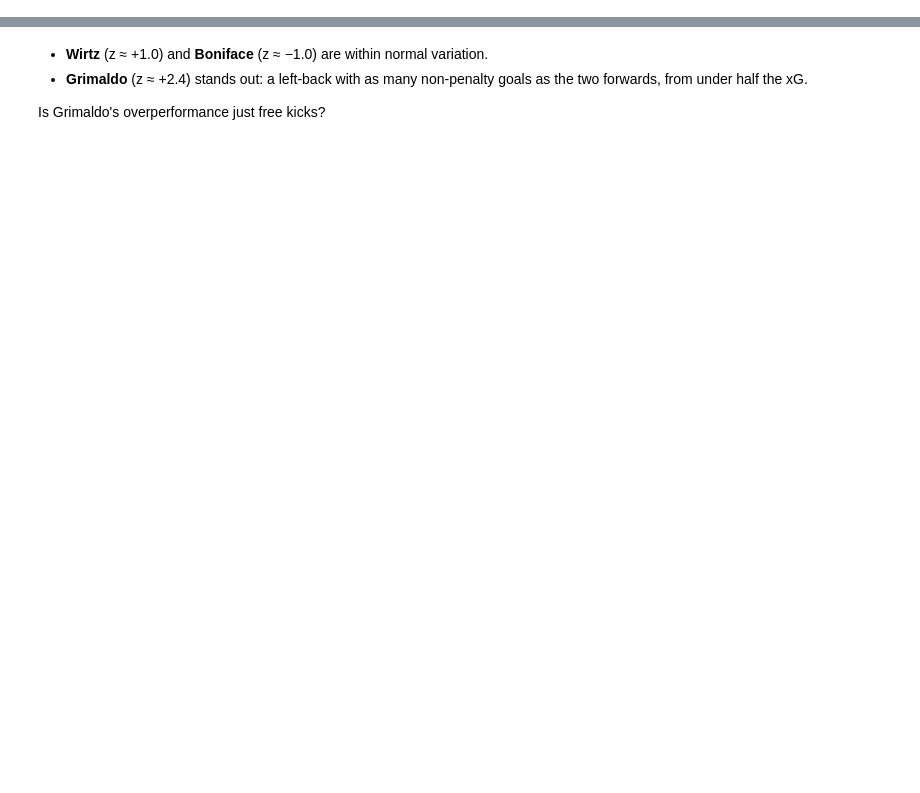
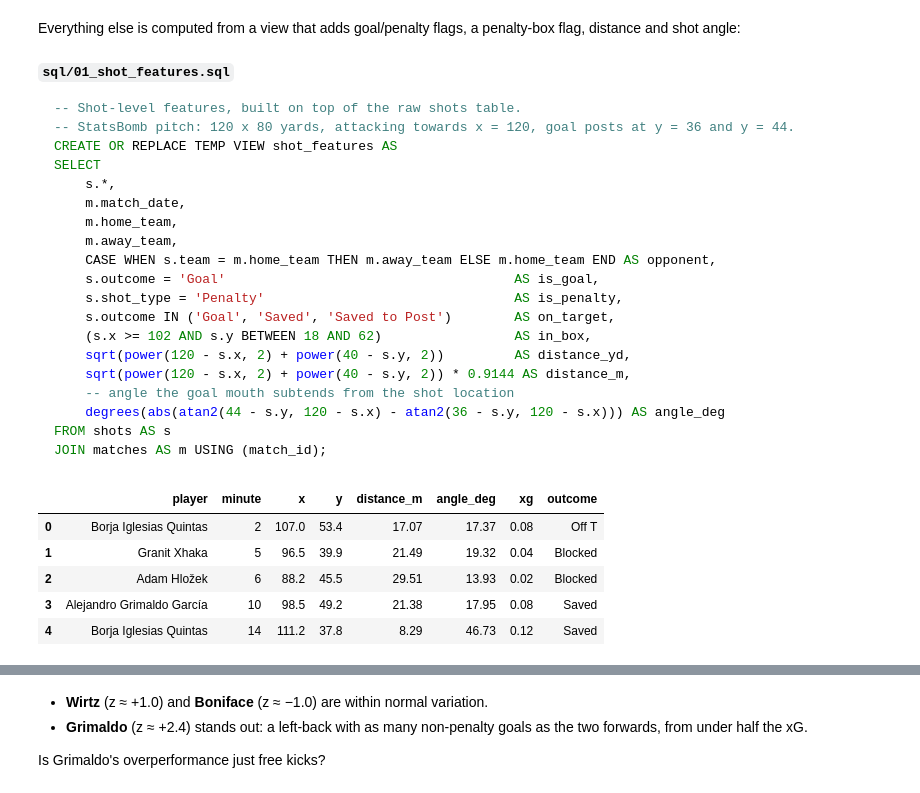
Before and after one commit to TilakHeble/football-shot-map, a Jupyter notebook: notebooks/01_shot_analysis.ipynb, the cells around one changed output, grey strips where cells are left out. Saved outputs shown, nothing was run; the diff lists cells and outputs as text; code cells hidden in the pictures; blank space fills up the shorter version.

````diff
--- a/notebooks/01_shot_analysis.ipynb
+++ b/notebooks/01_shot_analysis.ipynb
@@ -149,0 +12,15 @@ Image("../figures/squad_goals_vs_xg.png", width=650)
+# %%
+import sys, warnings
+sys.path.insert(0, "..")
+warnings.filterwarnings("ignore")
+
+import pandas as pd
+from IPython.display import Image, Markdown, display
+from src.queries import ShotAnalysis
+from src.plots import shot_map, cumulative_xg, squad_comparison
+
+pd.set_option("display.precision", 2)
+db = ShotAnalysis()   # connects to DuckDB and creates the shot_features view
+
+def show_sql(name):
+    display(Markdown(f"**`sql/{name}.sql`**\n```sql\n{db.sql(name).strip()}\n```"))
@@ -149,0 +41,34 @@ Image("../figures/squad_goals_vs_xg.png", width=650)
+# %% [markdown]
+Everything else is computed from a view that adds goal/penalty flags, a penalty-box flag, distance and shot angle:
+# %%
+show_sql("01_shot_features")
+db.con.sql("SELECT player, minute, x, y, distance_m, angle_deg, xg, outcome FROM shot_features LIMIT 5").df()
+# %% [output]
+**`sql/01_shot_features.sql`**
+```sql
+-- Shot-level features, built on top of the raw shots table.
+-- StatsBomb pitch: 120 x 80 yards, attacking towards x = 120, goal posts at y = 36 and y = 44.
+CREATE OR REPLACE TEMP VIEW shot_features AS
+SELECT
+    s.*,
+    m.match_date,
+    m.home_team,
+    m.away_team,
+    CASE WHEN s.team = m.home_team THEN m.away_team ELSE m.home_team END AS opponent,
+    s.outcome = 'Goal'                                     AS is_goal,
+    s.shot_type = 'Penalty'                                AS is_penalty,
+    s.outcome IN ('Goal', 'Saved', 'Saved to Post')        AS on_target,
+    (s.x >= 102 AND s.y BETWEEN 18 AND 62)                 AS in_box,
+    sqrt(power(120 - s.x, 2) + power(40 - s.y, 2))         AS distance_yd,
+    sqrt(power(120 - s.x, 2) + power(40 - s.y, 2)) * 0.9144 AS distance_m,
+    -- angle the goal mouth subtends from the shot location
+    degrees(abs(atan2(44 - s.y, 120 - s.x) - atan2(36 - s.y, 120 - s.x))) AS angle_deg
+FROM shots AS s
+JOIN matches AS m USING (match_id);
+```
+|  | player | minute | x | y | distance_m | angle_deg | xg | outcome |
+| 0 | Borja Iglesias Quintas | 2 | 107.0 | 53.4 | 17.07 | 17.37 | 0.08 | Off T |
+| 1 | Granit Xhaka | 5 | 96.5 | 39.9 | 21.49 | 19.32 | 0.04 | Blocked |
+| 2 | Adam Hložek | 6 | 88.2 | 45.5 | 29.51 | 13.93 | 0.02 | Blocked |
+| 3 | Alejandro Grimaldo García | 10 | 98.5 | 49.2 | 21.38 | 17.95 | 0.08 | Saved |
+| 4 | Borja Iglesias Quintas | 14 | 111.2 | 37.8 | 8.29 | 46.73 | 0.12 | Saved |
````
Also changed, not shown: parts of 36 cells of this notebook, 18 other files.
